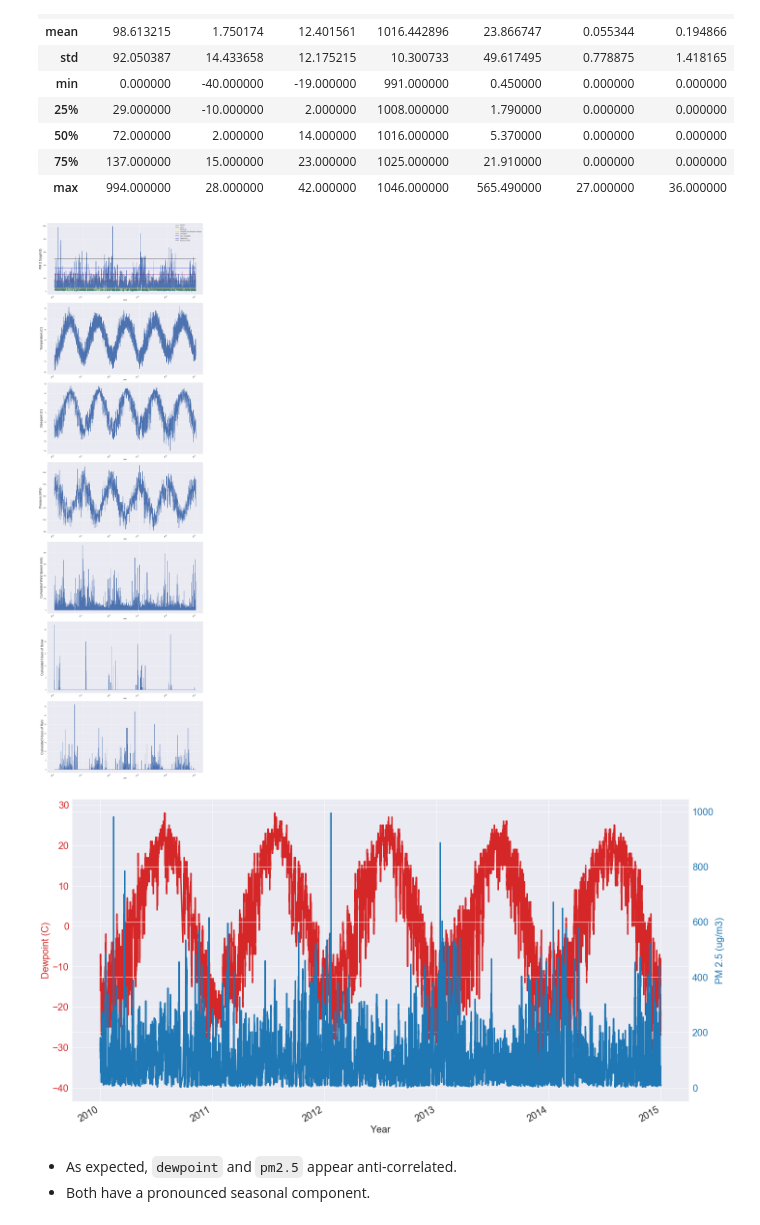
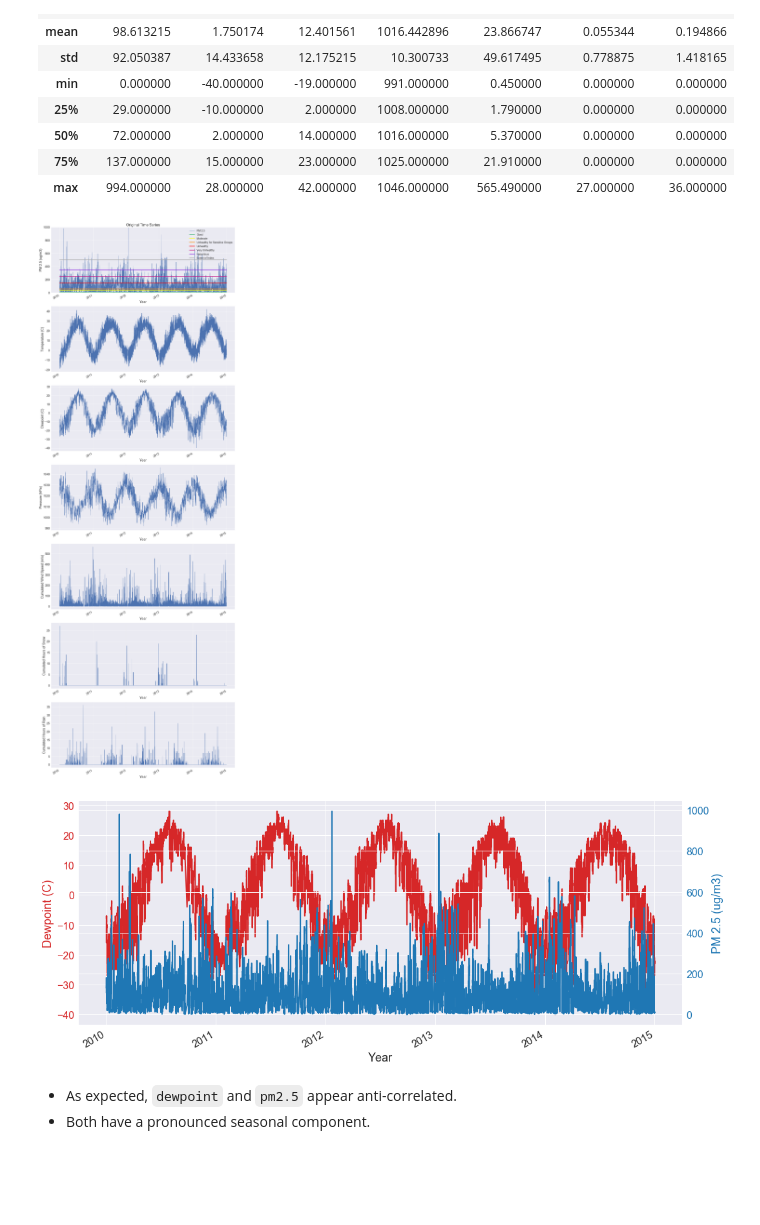
Before and after one commit to tmcdunn/Forecasting_Beijing_Air_Quality, a Jupyter notebook: code/Beijing_AirQuality_2-EDA.ipynb, the cells around one changed output. Saved outputs shown, nothing was run; the diff lists cells and outputs as text; code cells hidden in the pictures; blank space fills up the shorter version.

```diff
--- a/code/Beijing_AirQuality_2-EDA.ipynb
+++ b/code/Beijing_AirQuality_2-EDA.ipynb
@@ -48,66 +49,74 @@ df.describe()
 | max | 994.000000 | 28.000000 | 42.000000 | 1046.000000 | 565.490000 | 27.000000 | 36.000000 |
 # %%
 # Let's look at all of the time series
-plt.figure(figsize=(15, 50))
+plt.figure(figsize=(15, 42))
 plt.subplot(7,1,1)
-df['pm25'].plot()
-plt.ylabel('PM 2.5(ug/m3)', fontsize=20)
-plt.xlabel('Year', fontsize=12)
-plt.plot(['2010-01-01', '2014-12-31'],['12', '12'], color='green')
-plt.plot(['2010-01-01', '2014-12-31'],['35.4', '35.4'], color='yellow')
-plt.plot(['2010-01-01', '2014-12-31'],['55.4', '55.4'], color='orange')
-plt.plot(['2010-01-01', '2014-12-31'],['150.4', '150.4'], color='red')
-plt.plot(['2010-01-01', '2014-12-31'],['250.4', '250.4'], color='purple')
-plt.plot(['2010-01-01', '2014-12-31'],['350.4', '350.4'], color='blue')
-plt.plot(['2010-01-01', '2014-12-31'],['500', '500'], color='black')
-plt.legend(['PM 2.5', 'Good', 'Moderate', 'Unhealthy for Sensitive Groups', 'Unhealthy', 'Very Unhealthy', 'Hazardous', 'Extent of Index'])
-# legend based on updated 2012 EPA PM 2.5 standard
+df['pm25'].plot(linewidth=1, fontsize=16) #'lightslategray') #lightsteelblue
+plt.ylabel('PM 2.5 (ug/m3)', fontsize=18)
+plt.xlabel('Year', fontsize=18)
+plt.title('Original Time Series', fontsize=20)
+plt.ylim([0,1000])
+plt.plot(['2010-01-01', '2014-12-31'],['12', '12'], color='mediumseagreen', linewidth=3)
+plt.plot(['2010-01-01', '2014-12-31'],['35.4', '35.4'], color='yellow', linewidth=3)
+plt.plot(['2010-01-01', '2014-12-31'],['55.4', '55.4'], color='darkorange', linewidth=3)
+plt.plot(['2010-01-01', '2014-12-31'],['150.4', '150.4'], color='red', linewidth=3)
+plt.plot(['2010-01-01', '2014-12-31'],['250.4', '250.4'], color='mediumvioletred', linewidth=3)
+plt.plot(['2010-01-01', '2014-12-31'],['350.4', '350.4'], color='blueviolet', linewidth=3)
+plt.plot(['2010-01-01', '2014-12-31'],['500', '500'], color='darkgray', linewidth=3)
+plt.legend(['PM 2.5', 'Good', 'Moderate', 'Unhealthy for Sensitive Groups', 'Unhealthy', 'Very Unhealthy', 'Hazardous', 'Extent of Index'], fontsize=14)
+# Legend based on updated 2012 EPA PM 2.5 standard
 
 plt.subplot(7,1,2)
-df['temp'].plot()
-plt.ylabel('Temperature (C)', fontsize=20)
+df['temp'].plot(linewidth=1, fontsize=16)
+plt.ylabel('Temperature (C)', fontsize=18)
+plt.xlabel('Year', fontsize=18)
 
 plt.subplot(7,1,3)
-df['dewp'].plot()
-plt.ylabel('Dewpoint (C)', fontsize=20)
+df['dewp'].plot(linewidth=1, fontsize=16)
+plt.ylabel('Dewpoint (C)', fontsize=18)
+plt.xlabel('Year', fontsize=18)
 
 plt.subplot(7,1,4)
-df['pres'].plot()
-plt.ylabel('Pressure (hPa)', fontsize=20)
+df['pres'].plot(linewidth=1, fontsize=16)
+plt.ylabel('Pressure (hPa)', fontsize=18)
+plt.xlabel('Year', fontsize=18)
 
 plt.subplot(7,1,5)
-df['wind_speed'].plot()
-plt.ylabel('Cumulated Wind Speed (m/s)', fontsize=20)
+df['wind_speed'].plot(linewidth=1, fontsize=16)
+plt.ylabel('Cumulated Wind Speed (m/s)', fontsize=18)
+plt.xlabel('Year', fontsize=18)
 
 plt.subplot(7,1,6)
-df['snow_hours'].plot()
-plt.ylabel('Cumulated Hours of Snow', fontsize=20)
+df['snow_hours'].plot(linewidth=1, fontsize=16)
+plt.ylabel('Cumulated Hours of Snow', fontsize=18)
+plt.xlabel('Year', fontsize=18)
 
 plt.subplot(7,1,7)
-df['rain_hours'].plot()
-plt.ylabel('Cumulated Hours of Rain', fontsize=20)
+df['rain_hours'].plot(linewidth=1, fontsize=16)
+plt.ylabel('Cumulated Hours of Rain', fontsize=18)
+plt.xlabel('Year', fontsize=18)
+plt.tight_layout()
 
-plt.tight_layout();
+plt.savefig('../figures/original_series.png');
 # %% [output]
-[figure, old version]
+[figure, new version]
 # %%
 # Look for correlation between pm25 and dewpoint
 fig, ax1 = plt.subplots()
 color = 'tab:red'
-df[['dewp']].plot(figsize=(20,10), linewidth=3, fontsize=20, ax=ax1, color=color, legend=False)
-ax1.set_xlabel('Year', fontsize=20)
-ax1.set_ylabel('Dewpoint (C)', fontsize=20, color=color)
+df[['dewp']].plot(figsize=(15,6), linewidth=2, fontsize=16, ax=ax1, color=color, legend=False)
+ax1.set_xlabel('Year', fontsize=18)
+ax1.set_ylabel('Dewpoint (C)', fontsize=18, color=color)
 ax1.tick_params(axis='y', labelcolor=color)
 
 ax2 = ax1.twinx()  # instantiate a second axes that shares the same x-axis
 color = 'tab:blue'
-df[['pm25']].plot(figsize=(20,10), linewidth=3, fontsize=20, ax=ax2, color=color, legend=False)
-ax2.set_ylabel('PM 2.5 (ug/m3)', fontsize=20, color=color)
+df[['pm25']].plot(linewidth=2, fontsize=16, ax=ax2, color=color, legend=False)
+ax2.set_ylabel('PM 2.5 (ug/m3)', fontsize=18, color=color)
 ax2.tick_params(axis='y', labelcolor=color)
-
 fig.tight_layout();
 # %% [output]
-[figure, old version]
+[figure, new version]
 # %% [markdown]
 - As expected, `dewpoint` and `pm2.5` appear anti-correlated.
 - Both have a pronounced seasonal component.
```
Also changed, not shown: parts of 17 cells of this notebook, 19 other files.
